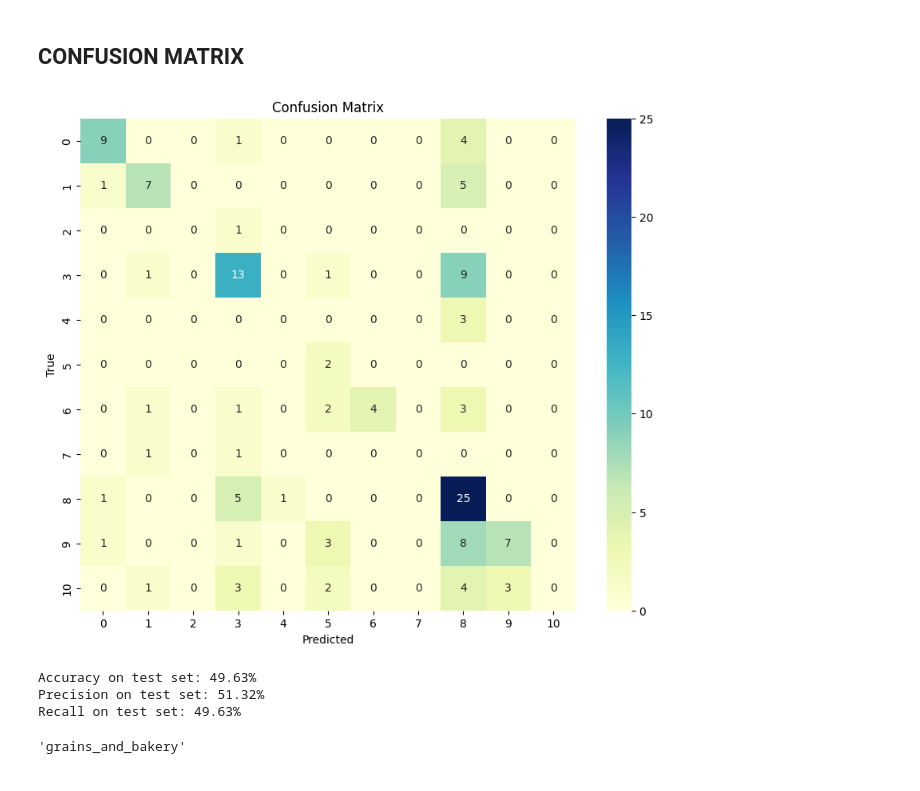
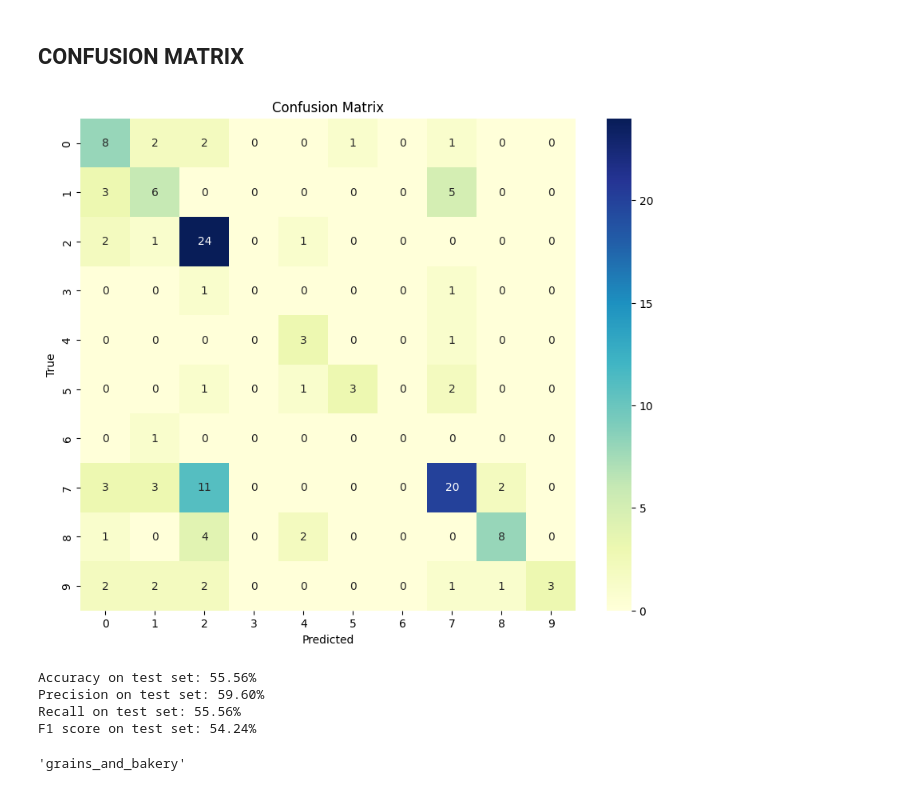
Before and after one commit to iradualbert/dst-receipt-expense, a Jupyter notebook: Classification_and_Clustering.ipynb, the cells around one changed output. Cells and saved outputs as stored; diff of their text form; code cells hidden in the pictures.

```diff
--- a/Classification_and_Clustering.ipynb
+++ b/Classification_and_Clustering.ipynb
@@ -26,6 +25,8 @@ df.replace('UNKNOWN', pd.NA, inplace=True)
 
 # Drop rows with NaN in 'quantity', 'unitprice', 'cost', or 'item_name'
 df = df.dropna(subset=['item_name', 'quantity', 'unitprice', 'cost'])
+df = df[~ df["category"].str.contains("alco", case=False, na=False)]
+df["category"] = df["category"].apply(lambda x: "beverages" if "non" in x.lower() else x)
 
 # Convert relevant columns to numeric types
 df['quantity'] = pd.to_numeric(df['quantity'], errors='coerce')
@@ -77,7 +90,7 @@ preprocessor = ColumnTransformer(
 # KNN Classifier Pipeline
 knn_model = Pipeline(steps=[
     ('preprocessor', preprocessor),
-    ('classifier', KNeighborsClassifier(n_neighbors=3))
+    ('classifier', KNeighborsClassifier(n_neighbors=5))
 ])
 
 # Fit KNN model
@@ -102,35 +140,38 @@ Pipeline(steps=[('preprocessor',
 # %%
 import seaborn as sns
 from sklearn.metrics import confusion_matrix
 import matplotlib.pyplot as plt
-
+from sklearn.metrics import accuracy_score, precision_score, recall_score, f1_score
 # Evaluate the model (accuracy)
 def evaluate_model(model, X, y):
     y_pred = model.predict(X)
     accuracy = accuracy_score(y, y_pred)
     # print('Predicted',y_pred)
     # print('Actual data',y_test)
     precision = precision_score(y, y_pred, average='weighted',zero_division=0)
     recall = recall_score(y, y_pred, average='weighted',zero_division=0)
+    f1 = f1_score(y, y_pred, average='weighted',zero_division=0)
     cm = confusion_matrix(y, y_pred)
     plt.figure(figsize=(10, 8))
     sns.heatmap(cm, annot=True, fmt='d', cmap="YlGnBu")
     plt.title("Confusion Matrix")
     plt.xlabel("Predicted")
     plt.ylabel("True")
     plt.show()
-    return accuracy, precision, recall
+    return accuracy, precision, recall, f1
 
 
-accuracy, precision, recall = evaluate_model(knn_model, X_test, y_test)
+accuracy, precision, recall, f1 = evaluate_model(knn_model, X_test, y_test)
 print(f"Accuracy on test set: {accuracy * 100:.2f}%")
 print(f"Precision on test set: {precision * 100:.2f}%")
 print(f"Recall on test set: {recall * 100:.2f}%")
+print(f"F1 score on test set: {f1 * 100:.2f}%")
 # %% [output]
-[figure, old version]
+[figure, new version]
-Accuracy on test set: 49.63%
-Precision on test set: 51.32%
-Recall on test set: 49.63%
+Accuracy on test set: 55.56%
+Precision on test set: 59.60%
+Recall on test set: 55.56%
+F1 score on test set: 54.24%
 # %%
 # Prediction function
 def predict_category(model, item_features):
```
Also changed, not shown: parts of 13 cells of this notebook, 1 other file.
